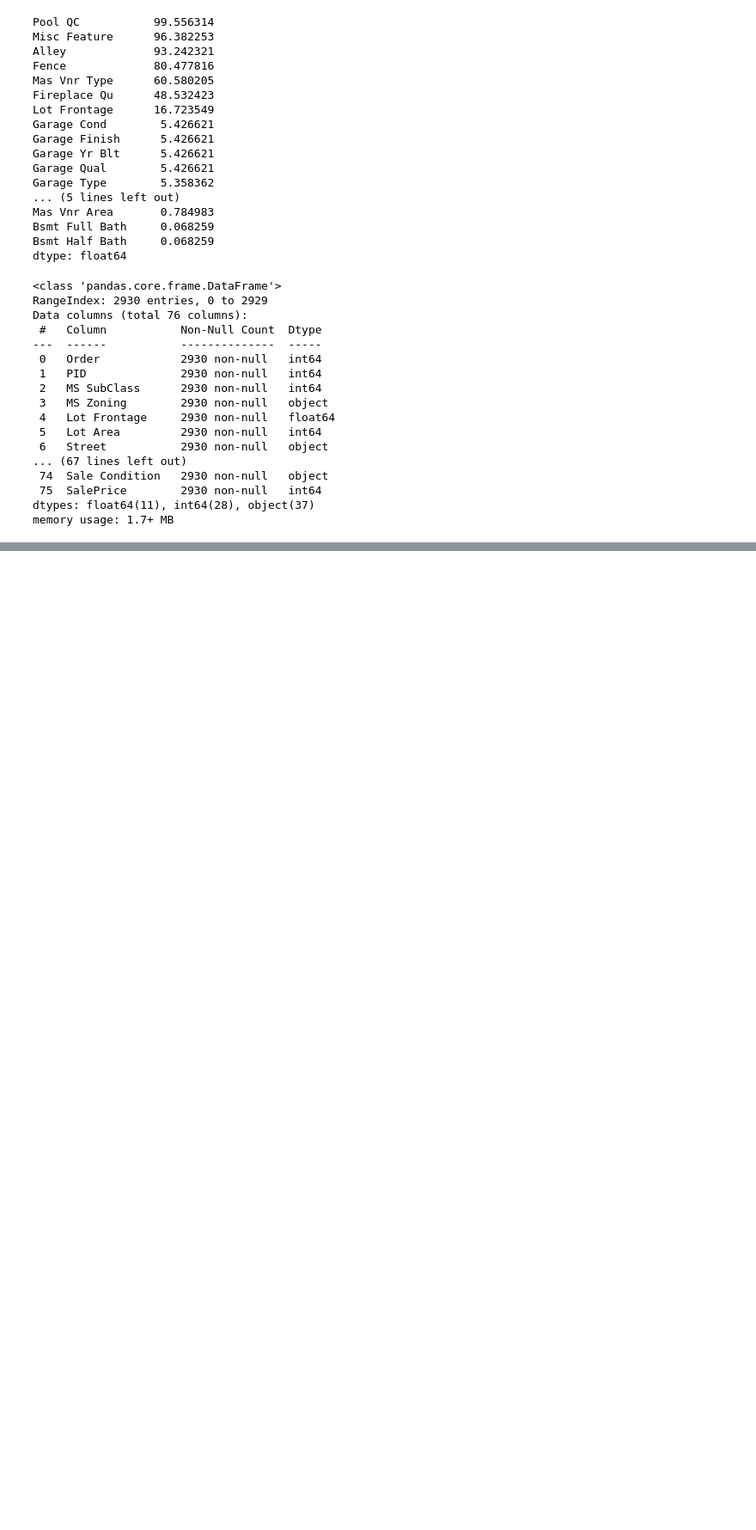
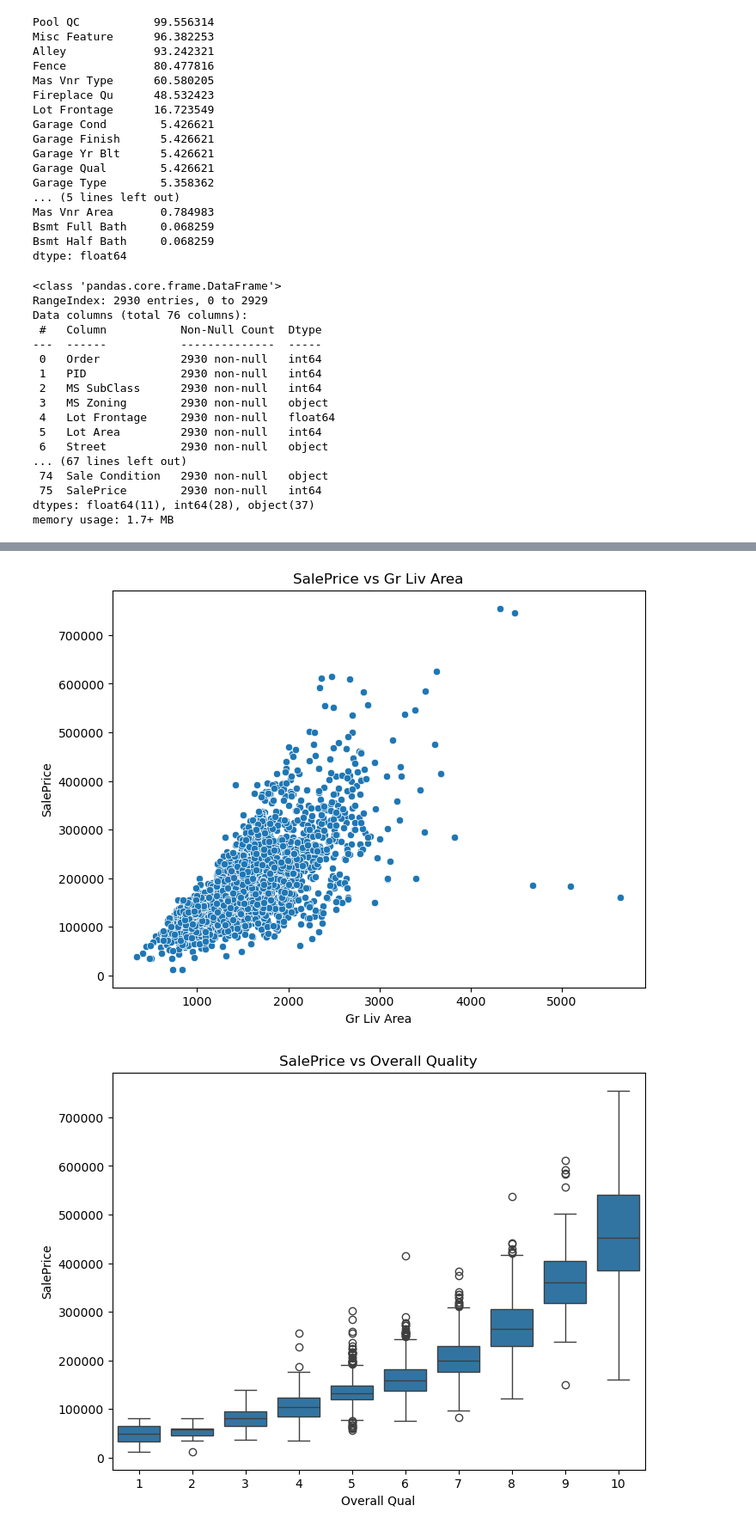
Before and after one commit to eirikimrik/ML---Assignment-1, a Jupyter notebook: Untitled.ipynb, the cells around one changed output, grey strips where cells are left out. Shown at 86% size. Drawn from its saved outputs; the diff is of its cells as text; code cells hidden in the pictures; blank space fills up the shorter version.

```diff
--- a/Untitled.ipynb
+++ b/Untitled.ipynb
@@ -91,0 +112,16 @@ memory usage: 1.7+ MB
+# %%
+# From previous correleation diagrams, we see that Gr Liv Area correlate well with sales price.
+# So we use that info to draw a scatter plot with sales price as x and gr live area as y.
+plt.figure(figsize=(8, 6))
+sns.scatterplot(x=data_cleaned['Gr Liv Area'], y=data_cleaned['SalePrice'])
+plt.title('SalePrice vs Gr Liv Area')
+plt.show()
+
+# Box plot for Overall Quality and SalePrice
+plt.figure(figsize=(8, 6))
+sns.boxplot(x=data_cleaned['Overall Qual'], y=data_cleaned['SalePrice'])
+plt.title('SalePrice vs Overall Quality')
+plt.show()
+# %% [output]
+[figure, added]
+[figure, added]
```
Also changed, not shown: parts of 1 cell of this notebook.
